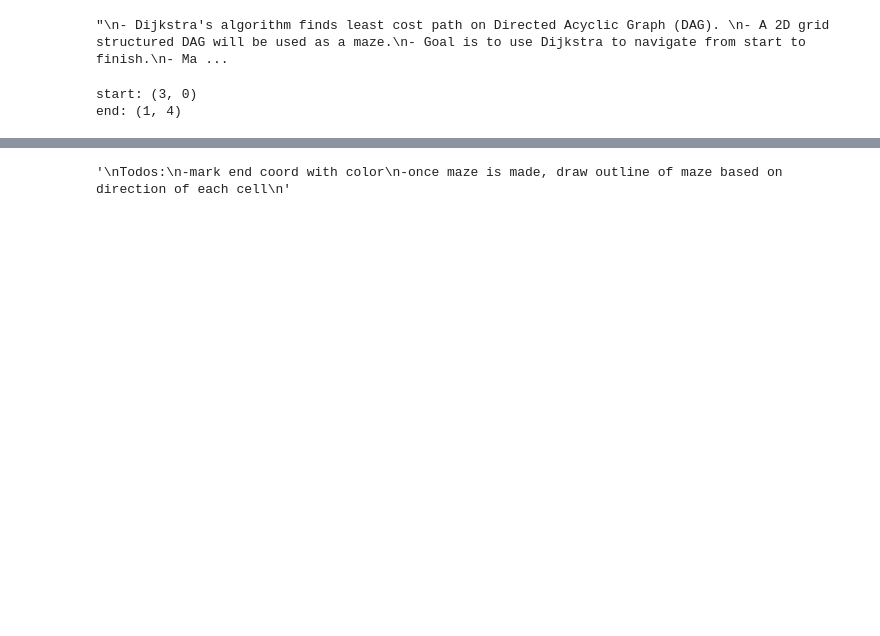
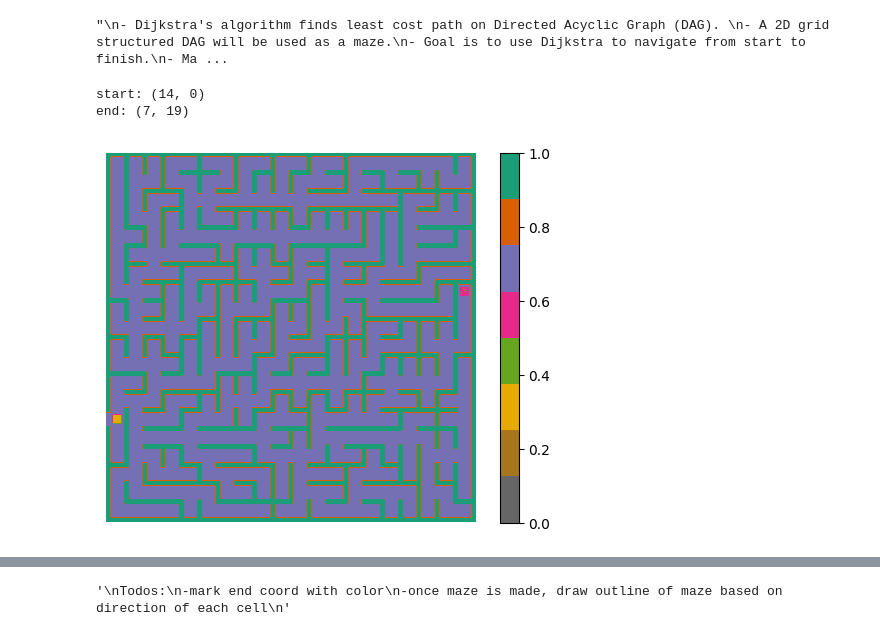
Before and after one commit to iland24/maze_game, a Jupyter notebook: Untitled.ipynb, the cells around one changed output, grey strips where cells are left out. Drawn from its saved outputs; the diff is of its cells as text; code cells hidden in the pictures; blank space fills up the shorter version.

Commit message:
finished draw maze function in jupyter notebook

```diff
--- a/Untitled.ipynb
+++ b/Untitled.ipynb
@@ -396,5 +791,6 @@ class GridGraphMaze:
 # %%
-grid_length=6
+# random.seed(2)
+grid_length=20
 grid_graph = GridGraphMaze(length=grid_length)
 
 #check direction/number of neighbors
@@ -410,8 +806,22 @@ grid_graph.make_maze(st_node)
 # 100 by 100 grid => 0.5 second
 # 300 by 300 grid => 44 seconds
 # %% [output]
-start: (3, 0)
-end: (1, 4)
+start: (14, 0)
+end: (7, 19)
+# %%
+grid_graph.draw_maze(background_c_val=0.7, wall_c_val=1, start_c_val=0.3, end_c_val=0.5)
+# Create a sample 2D array of values
+data = grid_graph.drawing_board
+
+# Create a heatmap plot
+plt.imshow(data, cmap='Dark2_r',vmin=0, vmax=1)
+plt.colorbar()  # Add a color bar to the plot
+plt.axis('off')
+
+# Display the plot
+plt.show()
+# %% [output]
+[figure, new version]
 # %%
 for i in grid_graph.grid:
     for j in i:
```
Also changed, not shown: parts of 6 cells of this notebook.
